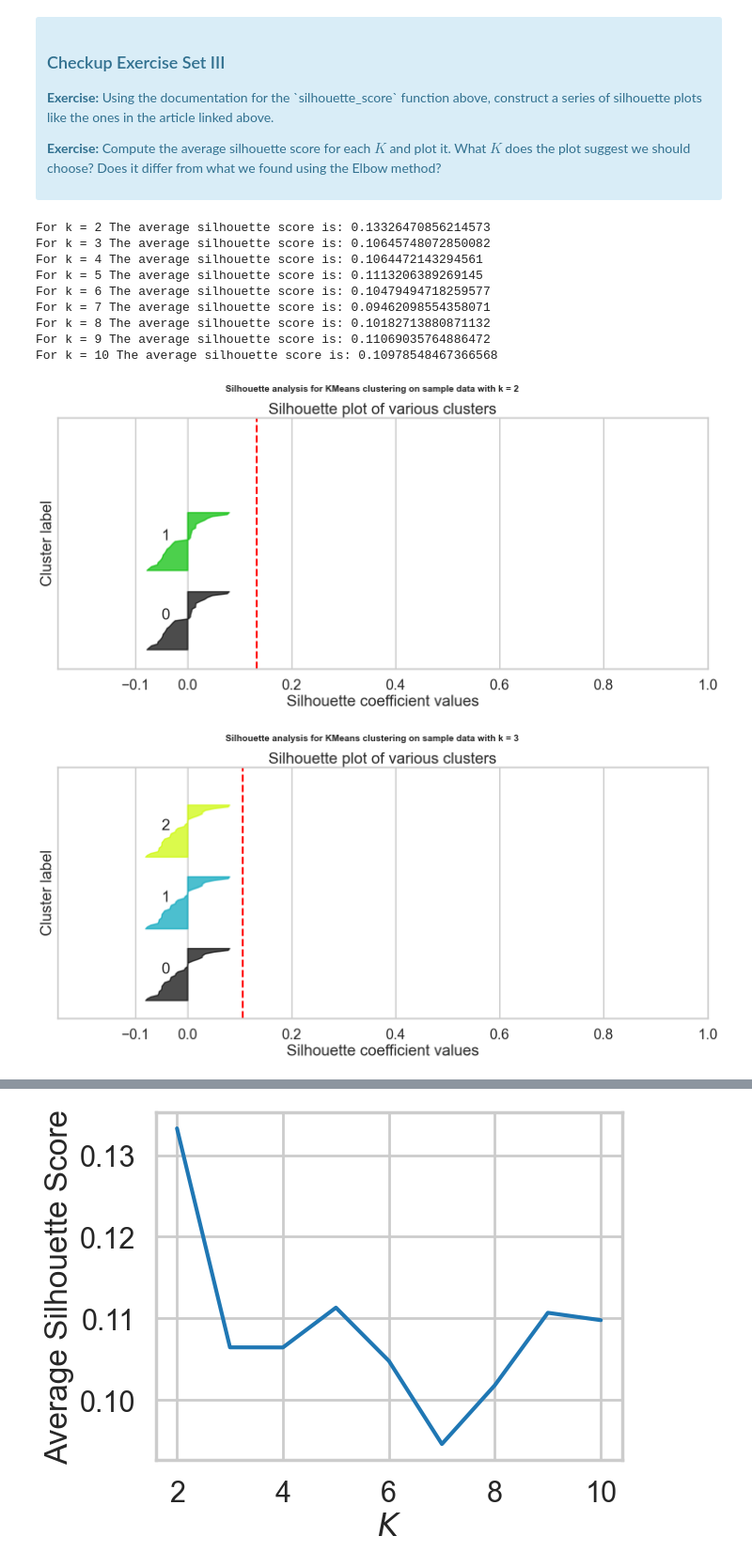
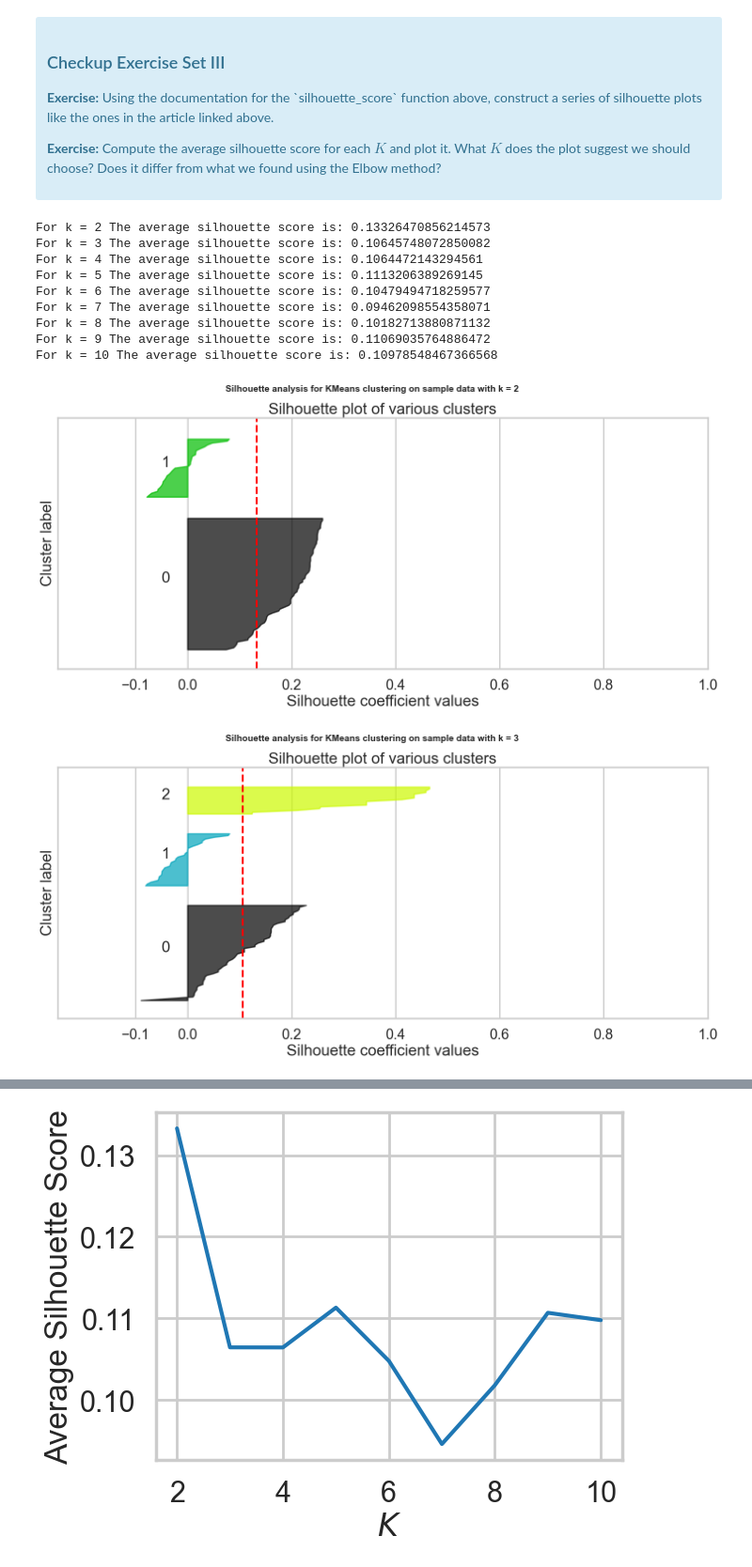
Before and after one commit to TristanPetersDS/Clustering-Case-Study, a Jupyter notebook: Customer Segmentation with K-Means.ipynb, the cells around one changed output, grey strips where cells are left out. Shown at 94% size. Drawn from its saved outputs; the diff is of its cells as text; code cells hidden in the pictures.

```diff
--- a/Customer Segmentation with K-Means.ipynb
+++ b/Customer Segmentation with K-Means.ipynb
@@ -91,7 +91,7 @@ The first thing we need is a way to compare customers. To do this, we're going t
 # %%
 #your turn
 # Merge Transactions and Offers dataframes
-merged_df = pd.merge(df_transactions, df_offers)
+merged_df = pd.merge(df_transactions, df_offers, on="offer_id")
 
 # Create pivot table from 'customer_name' and 'offer_id' columns
 pivot = merged_df.pivot_table(index='customer_name', columns='offer_id', values='n', fill_value=0)
@@ -246,7 +246,7 @@ for k in krange:
 
     y_lower = 10
     for i in range(k):
-        ith_cluster_silhouette_values = sample_silhouette_values[cluster_labels == 1]
+        ith_cluster_silhouette_values = sample_silhouette_values[cluster_labels == i]
         ith_cluster_silhouette_values.sort()
 
         size_cluster_i = ith_cluster_silhouette_values.shape[0]
@@ -269,32 +269,32 @@ for k in krange:
         y_lower = y_upper + 10
 
     ax1.set_title("Silhouette plot of various clusters")
     ax1.set_xlabel("Silhouette coefficient values")
     ax1.set_ylabel("Cluster label")
 
     # The vertical line for average silhouette score of all the values
     ax1.axvline(x=silhouette_avg, color="red", linestyle="--")
 
     ax1.set_yticks([])  # Clear the yaxis labels / ticks
     ax1.set_xticks([-0.1, 0, 0.2, 0.4, 0.6, 0.8, 1])
 
     plt.suptitle(
         "Silhouette analysis for KMeans clustering on sample data with k = %d"
         % k,
         fontsize=14,
         fontweight="bold",
     )
 
 plt.show()
 # %% [output]
 For k = 2 The average silhouette score is: 0.13326470856214573
 For k = 3 The average silhouette score is: 0.10645748072850082
 For k = 4 The average silhouette score is: 0.1064472143294561
 For k = 5 The average silhouette score is: 0.1113206389269145
 For k = 6 The average silhouette score is: 0.10479494718259577
 For k = 7 The average silhouette score is: 0.09462098554358071
 For k = 8 The average silhouette score is: 0.10182713880871132
 For k = 9 The average silhouette score is: 0.11069035764886472
 For k = 10 The average silhouette score is: 0.10978548467366568
-[figure, old version]
+[figure, new version]
-[figure, old version]
+[figure, new version]
```
Also changed, not shown: parts of 16 cells of this notebook.
